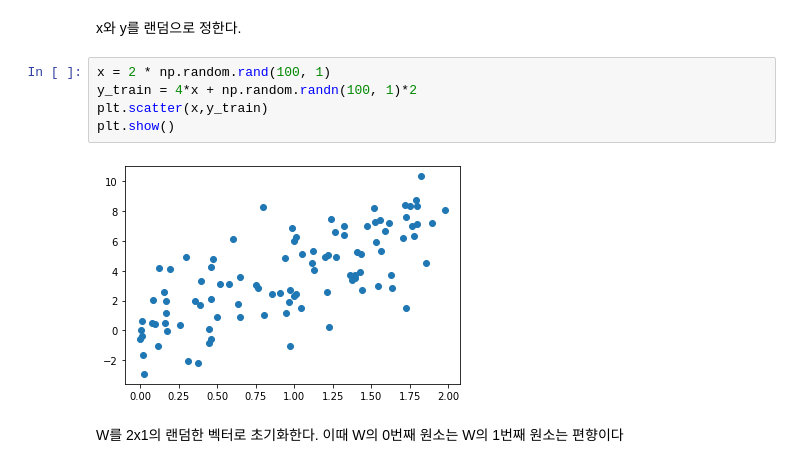
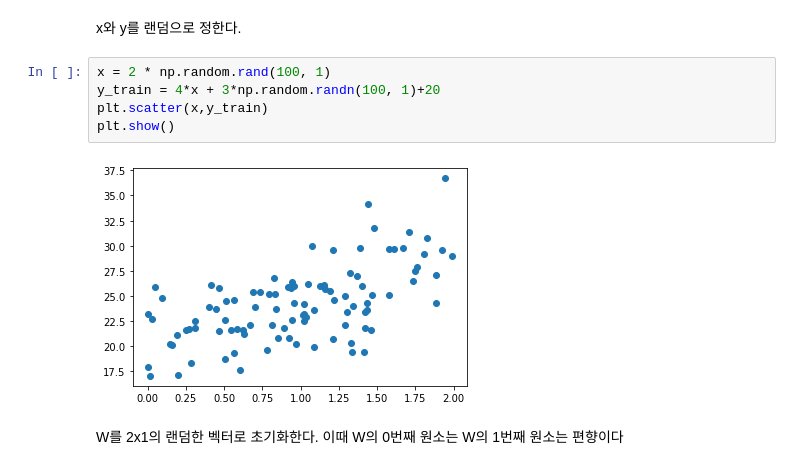
Before and after one commit to Team-SADA/SADA_DeepLearning_Seminar, a Jupyter notebook: 1. 선형회귀 세미나/선형회귀(y=Wx+b ).ipynb, the cells around one changed output. Cells and saved outputs as stored; diff of their text form.

```diff
--- a/1. 선형회귀 세미나/선형회귀(y=Wx+b ).ipynb
+++ b/1. 선형회귀 세미나/선형회귀(y=Wx+b ).ipynb
@@ -9,11 +9,11 @@ import random
 x와 y를 랜덤으로 정한다.
 # %%
 x = 2 * np.random.rand(100, 1)
-y_train = 4*x + np.random.randn(100, 1)*2
+y_train = 4*x + 3*np.random.randn(100, 1)+20
 plt.scatter(x,y_train)
 plt.show()
 # %% [output]
-[figure, old version]
+[figure, new version]
 # %% [markdown]
 W를 2x1의 랜덤한 벡터로 초기화한다.
 이때 W의 0번째 원소는 W의 1번째 원소는 편향이다
```
Also changed, not shown: parts of 7 cells of this notebook.
